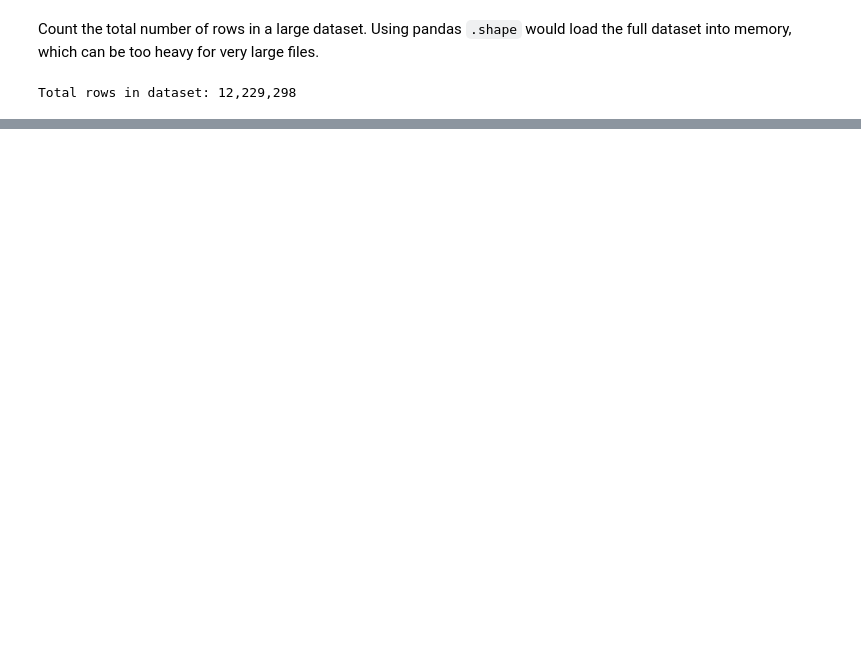
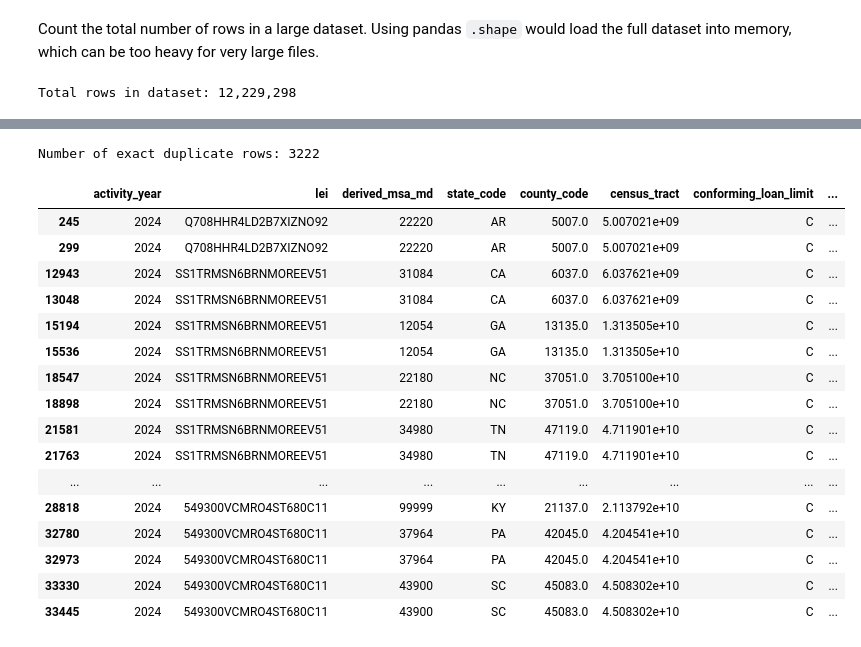
Before and after one commit to JohnQuattrini/-John-Quattrini-Real-Estate-Trends-INST414-Data-Science-Techniques, a Jupyter notebook: capstone_sprint2.ipynb, the cells around one changed output, grey strips where cells are left out. Drawn from its saved outputs; the diff is of its cells as text; code cells hidden in the pictures; blank space fills up the shorter version.

```diff
--- a/capstone_sprint2.ipynb
+++ b/capstone_sprint2.ipynb
@@ -12,7 +12,13 @@ Doesn’t use pandas at all → no risk of memory overload.but It assumes commas
 # %%
-with open(file_path, 'r', encoding='utf-8') as f:
-    header = f.readline()
-    num_columns = len(header.split(','))  # Assuming CSV is comma-separated
-print(f"Total columns in dataset: {num_columns}")
+# with open(file_path, 'r', encoding='utf-8') as f:
+#     header = f.readline()
+#     num_columns = len(header.split(','))  # CSV is comma-separated
+# print(f"Total columns in dataset: {num_columns}")
+# print(f"Column names: {header.strip().split(',')}")
+
+
+df = pd.read_csv(file_path, nrows=5)
+print(len(df.columns))
+print(df.columns.tolist())
 # %% [output]
 Total columns in dataset: 99
@@ -41,0 +266,28 @@ Total rows in dataset: 12,229,298
+# %%
+# Check for duplicate rows
+# ---------------------------
+num_duplicates = hmda_sample.duplicated().sum()
+print(f"Number of exact duplicate rows: {num_duplicates}")
+
+# Show first few duplicates (if any)
+duplicates = hmda_sample[hmda_sample.duplicated(keep=False)]
+display(duplicates.head(20))
+# %% [output]
+Number of exact duplicate rows: 3222
+|  | activity_year | lei | derived_msa_md | state_code | county_code | census_tract | conforming_loan_limit | ... |
+| 245 | 2024 | Q708HHR4LD2B7XIZNO92 | 22220 | AR | 5007.0 | 5.007021e+09 | C | ... |
+| 299 | 2024 | Q708HHR4LD2B7XIZNO92 | 22220 | AR | 5007.0 | 5.007021e+09 | C | ... |
+| 12943 | 2024 | SS1TRMSN6BRNMOREEV51 | 31084 | CA | 6037.0 | 6.037621e+09 | C | ... |
+| 13048 | 2024 | SS1TRMSN6BRNMOREEV51 | 31084 | CA | 6037.0 | 6.037621e+09 | C | ... |
+| 15194 | 2024 | SS1TRMSN6BRNMOREEV51 | 12054 | GA | 13135.0 | 1.313505e+10 | C | ... |
+| 15536 | 2024 | SS1TRMSN6BRNMOREEV51 | 12054 | GA | 13135.0 | 1.313505e+10 | C | ... |
+| 18547 | 2024 | SS1TRMSN6BRNMOREEV51 | 22180 | NC | 37051.0 | 3.705100e+10 | C | ... |
+| 18898 | 2024 | SS1TRMSN6BRNMOREEV51 | 22180 | NC | 37051.0 | 3.705100e+10 | C | ... |
+| 21581 | 2024 | SS1TRMSN6BRNMOREEV51 | 34980 | TN | 47119.0 | 4.711901e+10 | C | ... |
+| 21763 | 2024 | SS1TRMSN6BRNMOREEV51 | 34980 | TN | 47119.0 | 4.711901e+10 | C | ... |
+| ... | ... | ... | ... | ... | ... | ... | ... | ... |
+| 28818 | 2024 | 549300VCMRO4ST680C11 | 99999 | KY | 21137.0 | 2.113792e+10 | C | ... |
+| 32780 | 2024 | 549300VCMRO4ST680C11 | 37964 | PA | 42045.0 | 4.204541e+10 | C | ... |
+| 32973 | 2024 | 549300VCMRO4ST680C11 | 37964 | PA | 42045.0 | 4.204541e+10 | C | ... |
+| 33330 | 2024 | 549300VCMRO4ST680C11 | 43900 | SC | 45083.0 | 4.508302e+10 | C | ... |
+| 33445 | 2024 | 549300VCMRO4ST680C11 | 43900 | SC | 45083.0 | 4.508302e+10 | C | ... |
```
Also changed, not shown: parts of 34 cells of this notebook.
